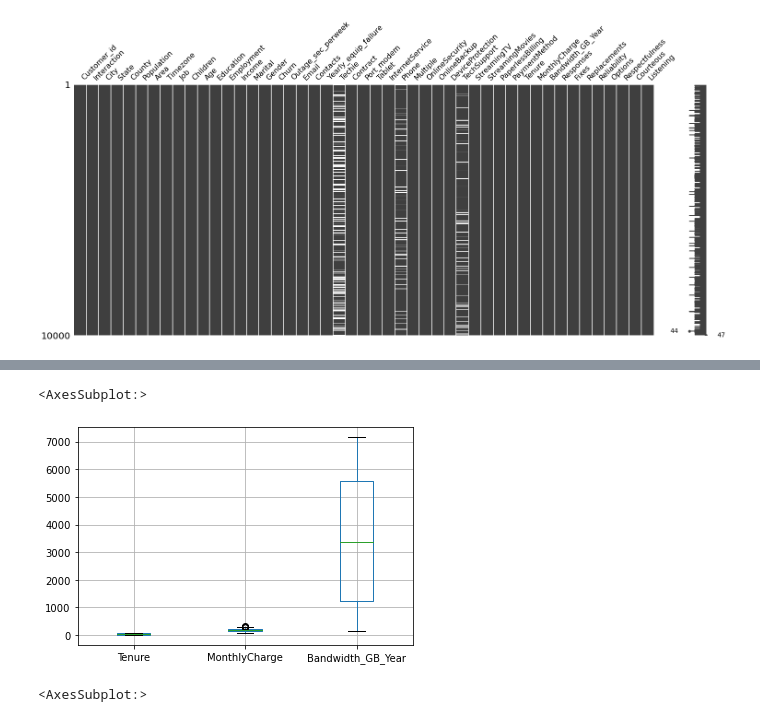
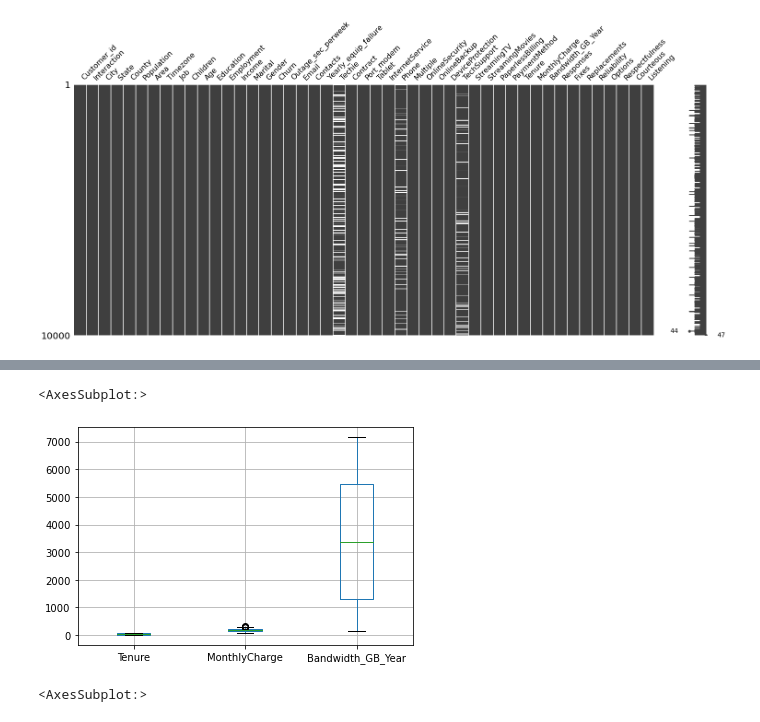
Before and after one commit to mattblasa/Data_Cleaning-D206, a Jupyter notebook: Blasa_Data_Cleaning.ipynb, the cells around one changed output, grey strips where cells are left out. Drawn from its saved outputs; the diff is of its cells as text; code cells hidden in the pictures.

```diff
--- a/Blasa_Data_Cleaning.ipynb
+++ b/Blasa_Data_Cleaning.ipynb
@@ -382,6 +388,6 @@ dtype: int64
 # %%
-clean_df2.boxplot(['Tenure', 'MonthlyCharge', 'Bandwidth_GB_Year'])
+clean_df3.boxplot(['Tenure', 'MonthlyCharge', 'Bandwidth_GB_Year'])
 # %% [output]
 <AxesSubplot:>
-[figure, old version]
+[figure, new version]
 # %%
```
Also changed, not shown: parts of 19 cells of this notebook, 2 other files.
